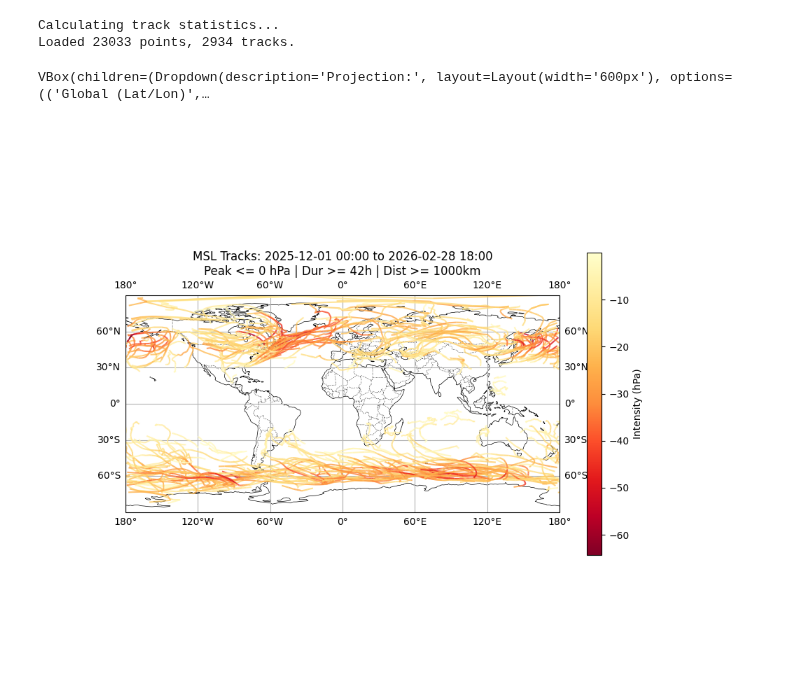
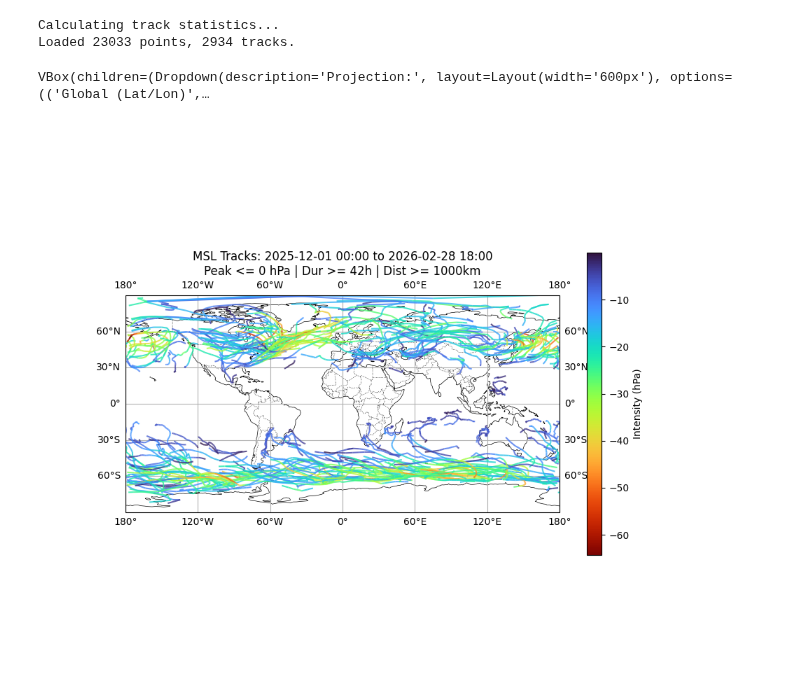
Before and after one commit to mwyau/PyStormTracker, a Jupyter notebook: notebooks/interactive_tracks.ipynb, the cells around one changed output. Drawn from its saved outputs; the diff is of its cells as text; code cells hidden in the pictures.

Commit message:
docs: switch notebook colormap to turbo for high contrast blue-to-red visualization

```diff
--- a/notebooks/interactive_tracks.ipynb
+++ b/notebooks/interactive_tracks.ipynb
@@ -206,7 +206,7 @@ def update_plot(change):
         else:
             ax.set_global()
 
-        cmap = 'YlOrRd' if track_type == 'vo' else 'YlOrRd_r'
+        cmap = 'turbo' if track_type == 'vo' else 'turbo_r'
         norm = Normalize(vmin=min_di, vmax=max_di)
         lc = LineCollection([], cmap=cmap, norm=norm, linewidths=1.5, alpha=0.8, transform=ccrs.PlateCarree())
         ax.add_collection(lc)
@@ -214,31 +214,31 @@ def update_plot(change):
         cbar = fig.colorbar(ScalarMappable(norm=norm, cmap=cmap), ax=ax, orientation='vertical', shrink=0.7, pad=0.05)
         cbar.set_label(f'Intensity ({intensity_unit})')
 
         current_proj = proj_type
 
     lc.set_segments(lines)
     if intensities:
         lc.set_array(np.array(intensities))
     else:
         lc.set_array(np.array([]))
 
     s_str = pd.to_datetime(t_start).strftime('%Y-%m-%d %H:%M')
     e_str = pd.to_datetime(t_end).strftime('%Y-%m-%d %H:%M')
     cond = ">=" if track_type == 'vo' else "<="
 
     ax.set_title(
         f"{track_type.upper()} Tracks: {s_str} to {e_str}\n"
         f"Peak {cond} {threshold} {intensity_unit} | Dur >= {min_dur}h | Dist >= {min_dist}km"
     )
     fig.canvas.draw_idle()
 
 # 4. Display UI and Initial Update
 for w in [proj_dropdown, time_range_slider, strength_slider, duration_slider, dist_slider]:
     w.observe(update_plot, names='value')
 
 ui = widgets.VBox([proj_dropdown, time_range_slider, strength_slider, duration_slider, dist_slider])
 display(ui)
 update_plot(None)
 # %% [output]
 VBox(children=(Dropdown(description='Projection:', layout=Layout(width='600px'), options=(('Global (Lat/Lon)',…
-[figure, old version]
+[figure, new version]
```
